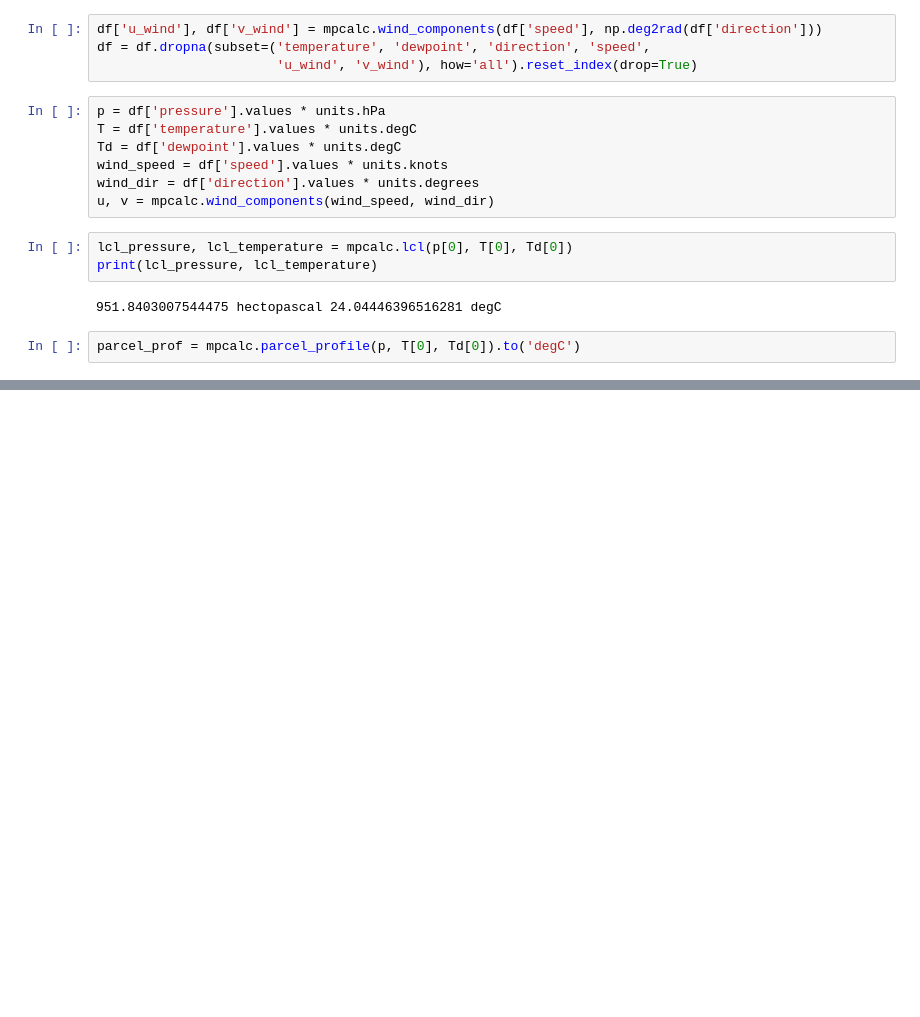
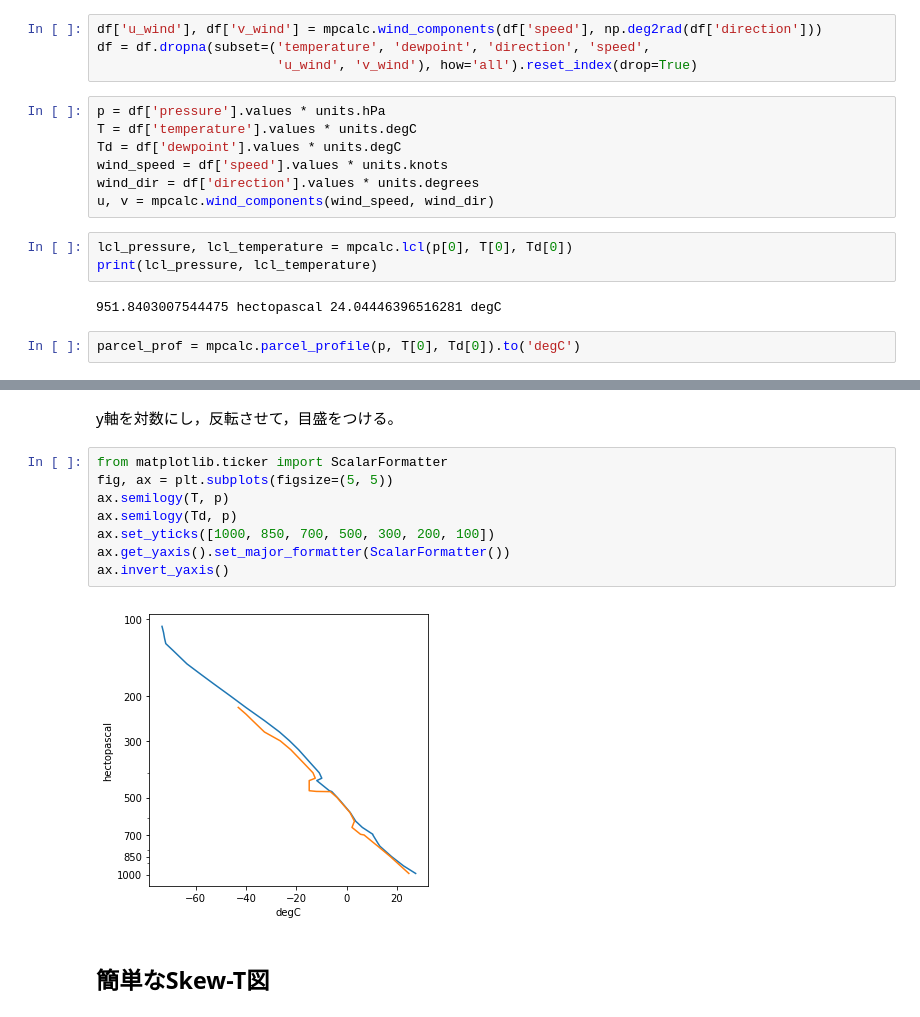
Before and after one commit to deepkick/dsss2018, a Jupyter notebook: Wyoming.ipynb, the cells around one changed output, grey strips where cells are left out. Cells and saved outputs as stored; diff of their text form; blank space fills up the shorter version.

```diff
--- a/Wyoming.ipynb
+++ b/Wyoming.ipynb
@@ -70,3 +111,17 @@ parcel_prof = mpcalc.parcel_profile(p, T[0], Td[0]).to('degC')
+# %% [markdown]
+y軸を対数にし，反転させて，目盛をつける。
+# %%
+from matplotlib.ticker import ScalarFormatter
+fig, ax = plt.subplots(figsize=(5, 5))
+ax.semilogy(T, p)
+ax.semilogy(Td, p)
+ax.set_yticks([1000, 850, 700, 500, 300, 200, 100])
+ax.get_yaxis().set_major_formatter(ScalarFormatter())
+ax.invert_yaxis()
+# %% [output]
+[figure, added]
+# %% [markdown]
+## 簡単なSkew-T図
 # %%
 fig = plt.figure(figsize=(9, 9))
 skew = SkewT(fig)
```
Also changed, not shown: parts of 19 cells of this notebook.
